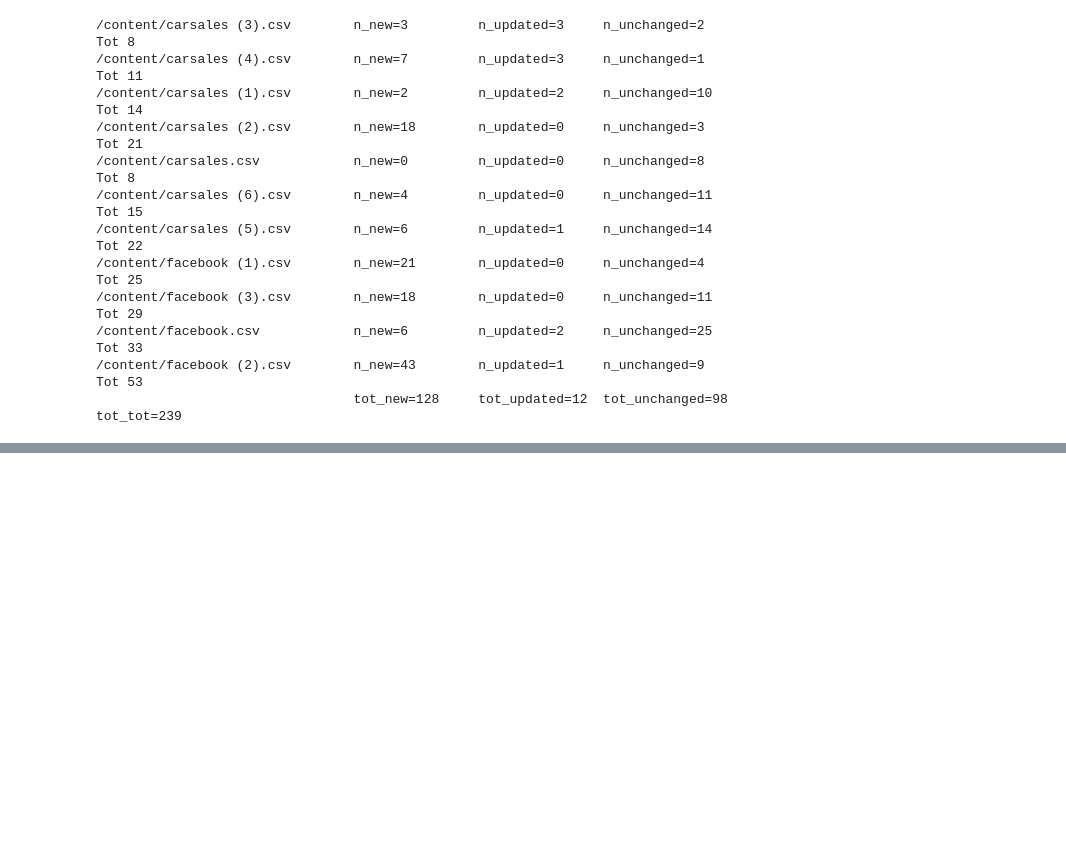
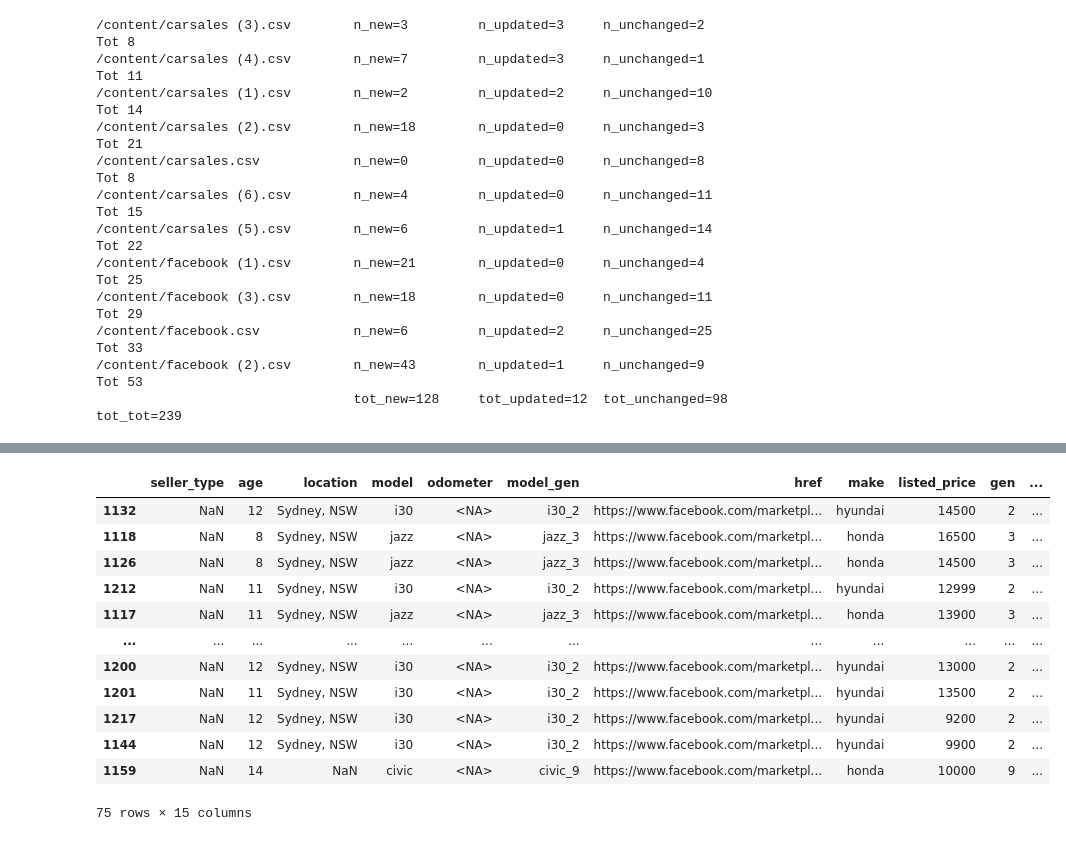
Before and after one commit to imrogerjiang/market_analysis_v2, a Jupyter notebook: Market Analysis V2.ipynb, the cells around one changed output, grey strips where cells are left out. Cells and saved outputs as stored; diff of their text form; code cells hidden in the pictures; blank space fills up the shorter version.

```diff
--- a/Market Analysis V2.ipynb
+++ b/Market Analysis V2.ipynb
@@ -752,0 +768,16 @@ listings_lr.head()
+# %%
+listings_lr[listings_lr["odometer"].isna()]
+# %% [output]
+|  | seller_type | age | location | model | odometer | model_gen | href | make | listed_price | gen | ... |
+| 1132 | NaN | 12 | Sydney, NSW | i30 | <NA> | i30_2 | https://www.facebook.com/marketpl... | hyundai | 14500 | 2 | ... |
+| 1118 | NaN | 8 | Sydney, NSW | jazz | <NA> | jazz_3 | https://www.facebook.com/marketpl... | honda | 16500 | 3 | ... |
+| 1126 | NaN | 8 | Sydney, NSW | jazz | <NA> | jazz_3 | https://www.facebook.com/marketpl... | honda | 14500 | 3 | ... |
+| 1212 | NaN | 11 | Sydney, NSW | i30 | <NA> | i30_2 | https://www.facebook.com/marketpl... | hyundai | 12999 | 2 | ... |
+| 1117 | NaN | 11 | Sydney, NSW | jazz | <NA> | jazz_3 | https://www.facebook.com/marketpl... | honda | 13900 | 3 | ... |
+| ... | ... | ... | ... | ... | ... | ... | ... | ... | ... | ... | ... |
+| 1200 | NaN | 12 | Sydney, NSW | i30 | <NA> | i30_2 | https://www.facebook.com/marketpl... | hyundai | 13000 | 2 | ... |
+| 1201 | NaN | 11 | Sydney, NSW | i30 | <NA> | i30_2 | https://www.facebook.com/marketpl... | hyundai | 13500 | 2 | ... |
+| 1217 | NaN | 12 | Sydney, NSW | i30 | <NA> | i30_2 | https://www.facebook.com/marketpl... | hyundai | 9200 | 2 | ... |
+| 1144 | NaN | 12 | Sydney, NSW | i30 | <NA> | i30_2 | https://www.facebook.com/marketpl... | hyundai | 9900 | 2 | ... |
+| 1159 | NaN | 14 | NaN | civic | <NA> | civic_9 | https://www.facebook.com/marketpl... | honda | 10000 | 9 | ... |
+75 rows × 15 columns
```
Also changed, not shown: parts of 5 cells of this notebook.
